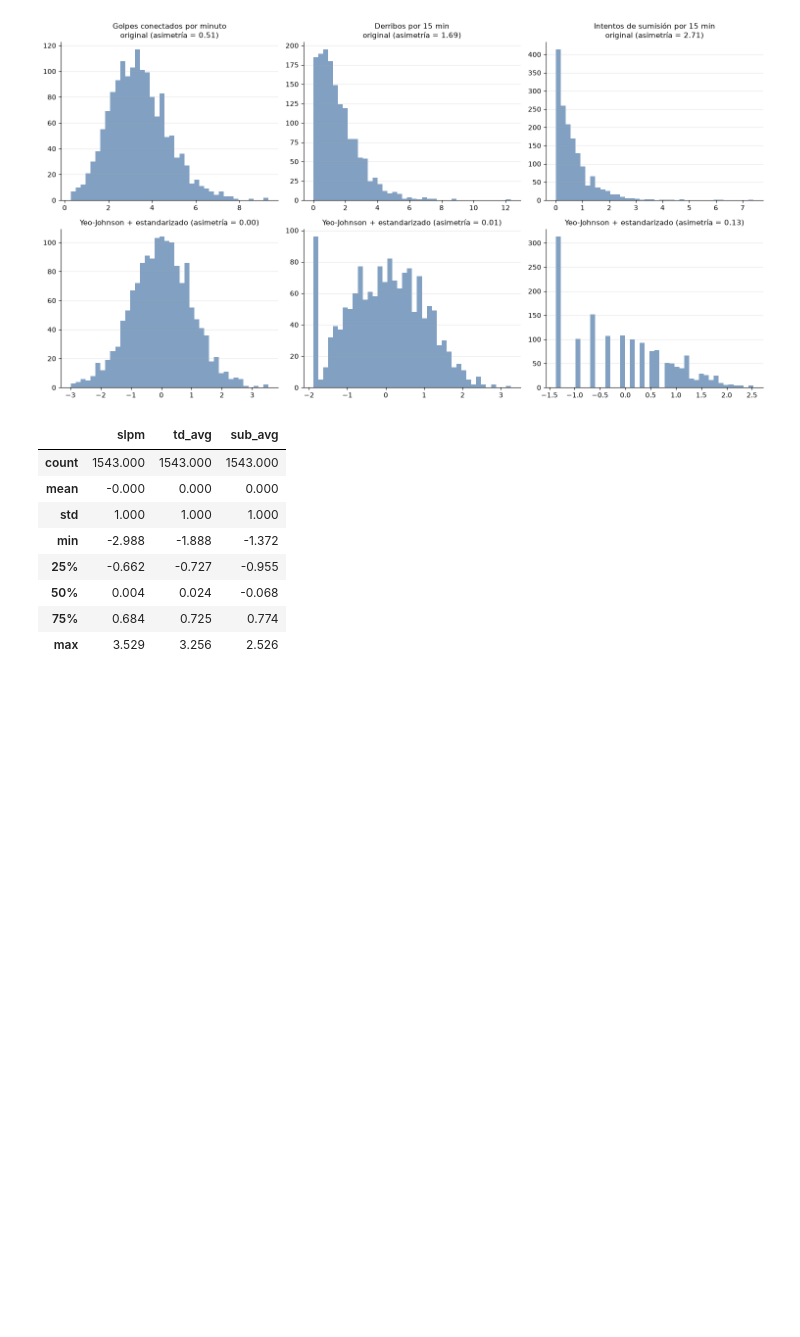
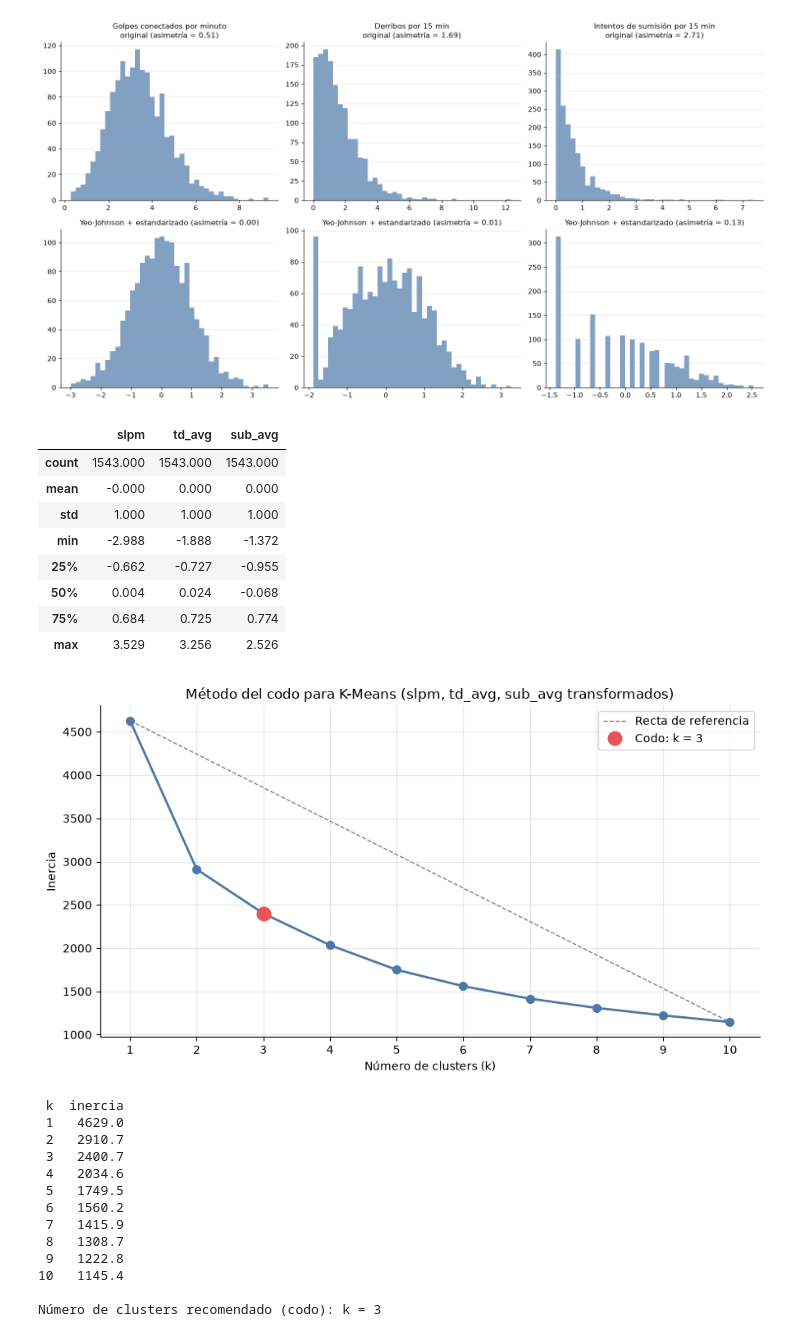
Before and after one commit to Samirsigno/ufcAnalysis, a Jupyter notebook: fighter_analisis.ipynb, the cells around one changed output. Saved outputs shown, nothing was run; the diff lists cells and outputs as text; code cells hidden in the pictures; blank space fills up the shorter version.

Commit message:
Clustering entre luchador, striker y sometedor.

```diff
--- a/fighter_analisis.ipynb
+++ b/fighter_analisis.ipynb
@@ -317,3 +317,75 @@ Lambdas de Yeo-Johnson: {'slpm': np.float64(0.475), 'td_avg': np.float64(-0.179)
 | 50% | 0.004 | 0.024 | -0.068 |
 | 75% | 0.684 | 0.725 | 0.774 |
 | max | 3.529 | 3.256 | 2.526 |
+# %%
+from sklearn.cluster import KMeans
+
+# Método del codo: inercia (suma de distancias al cuadrado dentro de los clusters) para k = 1..10
+valores_k = range(1, 11)
+inercias = [
+    KMeans(n_clusters=k, n_init=10, random_state=42).fit(transformado_df).inertia_
+    for k in valores_k
+]
+
+# k recomendado (método Kneedle): con k e inercia normalizados a [0, 1], el codo es el
+# punto más alejado de la recta que une el primer y el último punto de la curva
+k_arr = np.array(valores_k, dtype=float)
+i_arr = np.array(inercias)
+k_norm = (k_arr - k_arr.min()) / (k_arr.max() - k_arr.min())
+i_norm = (i_arr - i_arr.min()) / (i_arr.max() - i_arr.min())
+distancia = np.abs(k_norm + i_norm - 1) / np.sqrt(
+    2
+)  # distancia a la recta (0, 1)-(1, 0)
+k_optimo = int(k_arr[distancia.argmax()])
+
+fig, ax = plt.subplots(figsize=(9, 5))
+ax.plot(k_arr, i_arr, "o-", color="#4C78A8", linewidth=2, markersize=7)
+ax.plot(
+    [k_arr[0], k_arr[-1]],
+    [i_arr[0], i_arr[-1]],
+    "--",
+    color="gray",
+    linewidth=1,
+    label="Recta de referencia",
+)
+ax.plot(
+    k_optimo,
+    inercias[k_optimo - 1],
+    "o",
+    color="#E45756",
+    markersize=12,
+    label=f"Codo: k = {k_optimo}",
+)
+ax.set_xticks(k_arr)
+ax.set_xlabel("Número de clusters (k)")
+ax.set_ylabel("Inercia")
+ax.set_title(
+    "Método del codo para K-Means (slpm, td_avg, sub_avg transformados)", fontsize=12
+)
+ax.grid(alpha=0.3)
+ax.spines[["top", "right"]].set_visible(False)
+ax.legend()
+fig.tight_layout()
+plt.show()
+
+print(
+    pd.DataFrame({"k": valores_k, "inercia": np.round(inercias, 1)}).to_string(
+        index=False
+    )
+)
+print(f"\nNúmero de clusters recomendado (codo): k = {k_optimo}")
+# %% [output]
+[figure, added]
+ k  inercia
+ 1   4629.0
+ 2   2910.7
+ 3   2400.7
+ 4   2034.6
+ 5   1749.5
+ 6   1560.2
+ 7   1415.9
+ 8   1308.7
+ 9   1222.8
+10   1145.4
+
+Número de clusters recomendado (codo): k = 3
```
Also changed, not shown: parts of 3 cells of this notebook, 2 other files.
